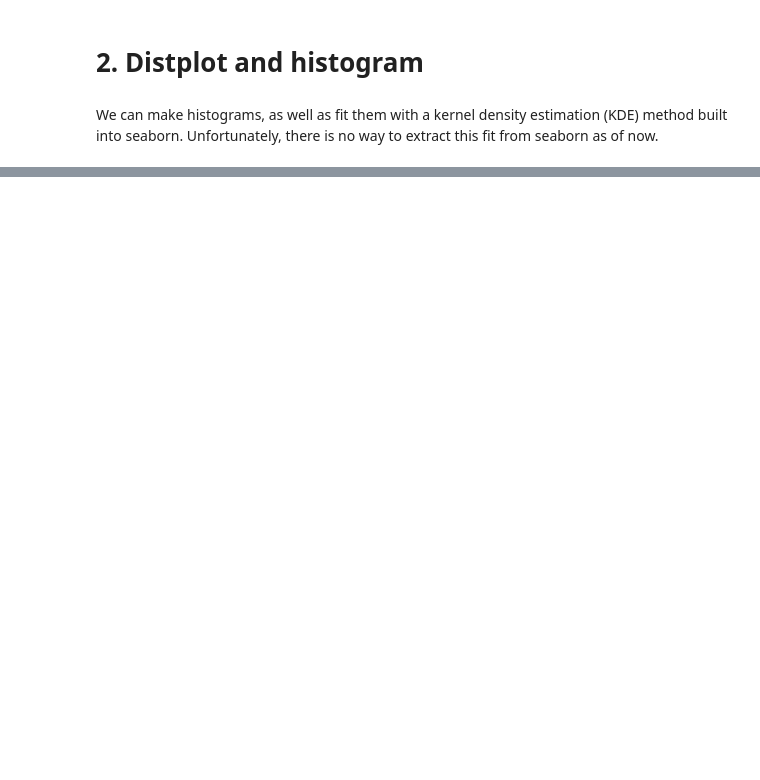
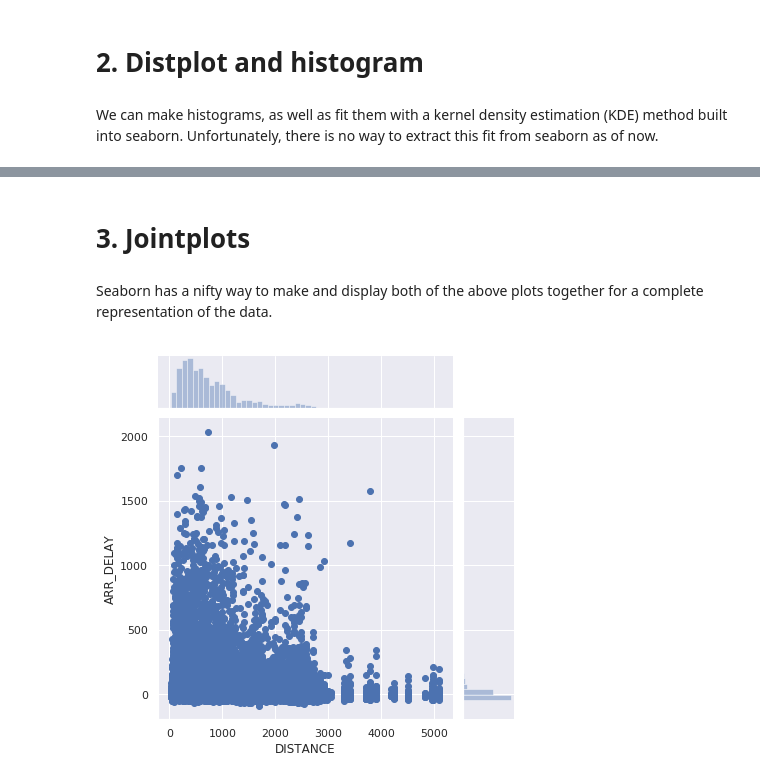
Before and after one commit to NihanPol/intro_pandas_and_seaborn, a Jupyter notebook: Chap_3_plotting_w_seaborn.ipynb, the cells around one changed output, grey strips where cells are left out. Cells and saved outputs as stored; diff of their text form; code cells hidden in the pictures; blank space fills up the shorter version.

```diff
--- a/Chap_3_plotting_w_seaborn.ipynb
+++ b/Chap_3_plotting_w_seaborn.ipynb
@@ -70,0 +84,10 @@ We can make histograms, as well as fit them with a kernel density estimation (KD
+# %% [markdown]
+# 3. Jointplots
+# %% [markdown]
+Seaborn has a nifty way to make and display both of the above plots together for a complete representation of the data.
+# %%
+seaborn.jointplot(x = 'DISTANCE', y = 'ARR_DELAY', data = dataset)
+
+pl.show()
+# %% [output]
+[figure, added]
```
Also changed, not shown: parts of 23 cells of this notebook.
